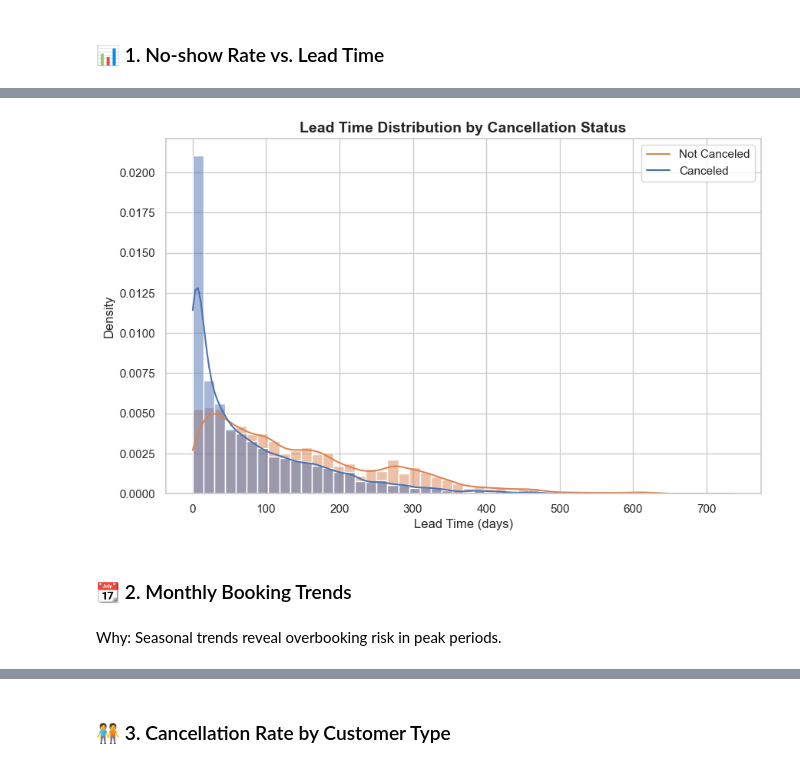
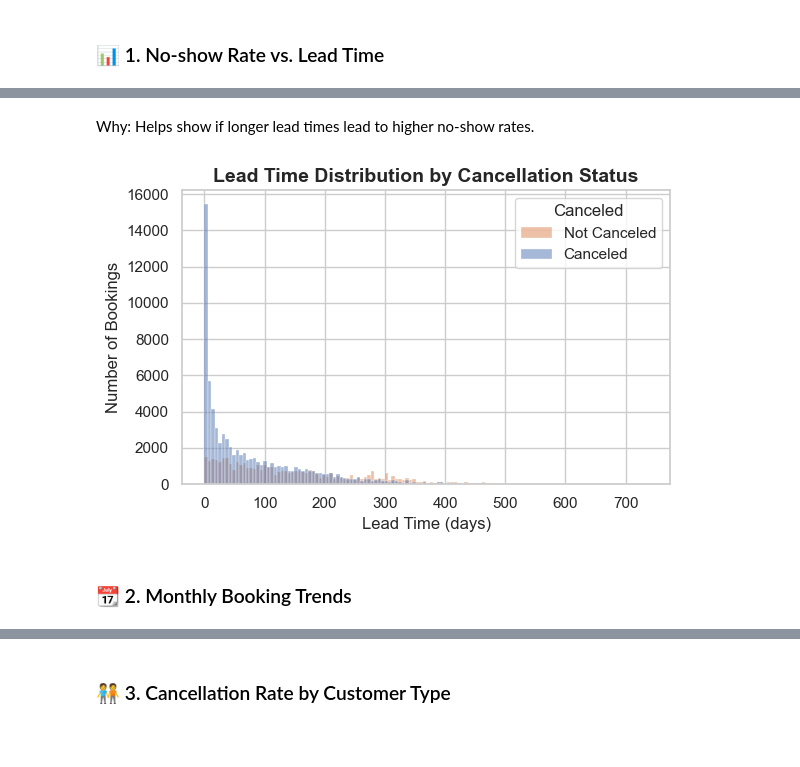
Before and after one commit to CharlesMalonRocha/Capstone-Group-Project, a Jupyter notebook: Overbooking solution.ipynb, the cells around one changed output, grey strips where cells are left out. Cells and saved outputs as stored; diff of their text form; code cells hidden in the pictures; blank space fills up the shorter version.

```diff
--- a/Overbooking solution.ipynb
+++ b/Overbooking solution.ipynb
@@ -156,14 +168,15 @@ Why: Helps show if longer lead times lead to higher no-show rates.
-# %%
-plt.figure(figsize=(10, 6))
-sns.histplot(data=df, x='lead_time', hue='is_canceled', bins=50, kde=True, stat='density', common_norm=False)
-plt.title('Lead Time Distribution by Cancellation Status', fontsize=14, weight='bold')
-plt.xlabel('Lead Time (days)')
-plt.ylabel('Density')
-plt.legend(['Not Canceled', 'Canceled'])
-plt.show()
-# %% [output]
-[figure, removed]
+# %% [markdown]
+Why: Helps show if longer lead times lead to higher no-show rates.
+# %%
+plt.figure(figsize=(6, 4))
+sns.histplot(data=df, x='lead_time', hue='is_canceled', bins="auto", kde=False, stat='count', common_norm=False)
+plt.title('Lead Time Distribution by Cancellation Status', fontsize=14, weight='bold')
+plt.xlabel('Lead Time (days)')
+plt.ylabel('Number of Bookings')
+plt.legend(title='Canceled', labels=['Not Canceled', 'Canceled'])
+plt.tight_layout()
+plt.show()
+# %% [output]
+[figure, added]
 # %% [markdown]
 ### 📆 2. Monthly Booking Trends
-# %% [markdown]
-Why: Seasonal trends reveal overbooking risk in peak periods.
```
Also changed, not shown: parts of 34 cells of this notebook.
